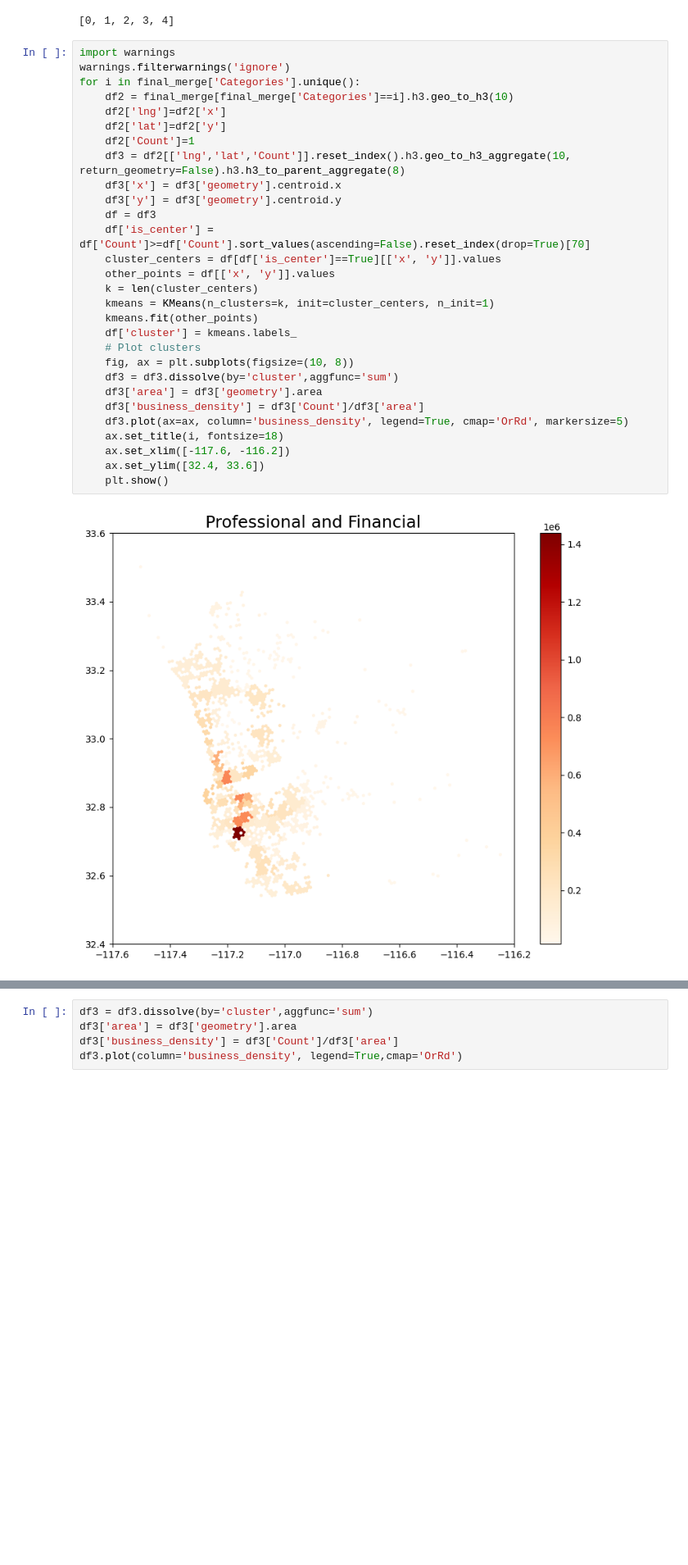
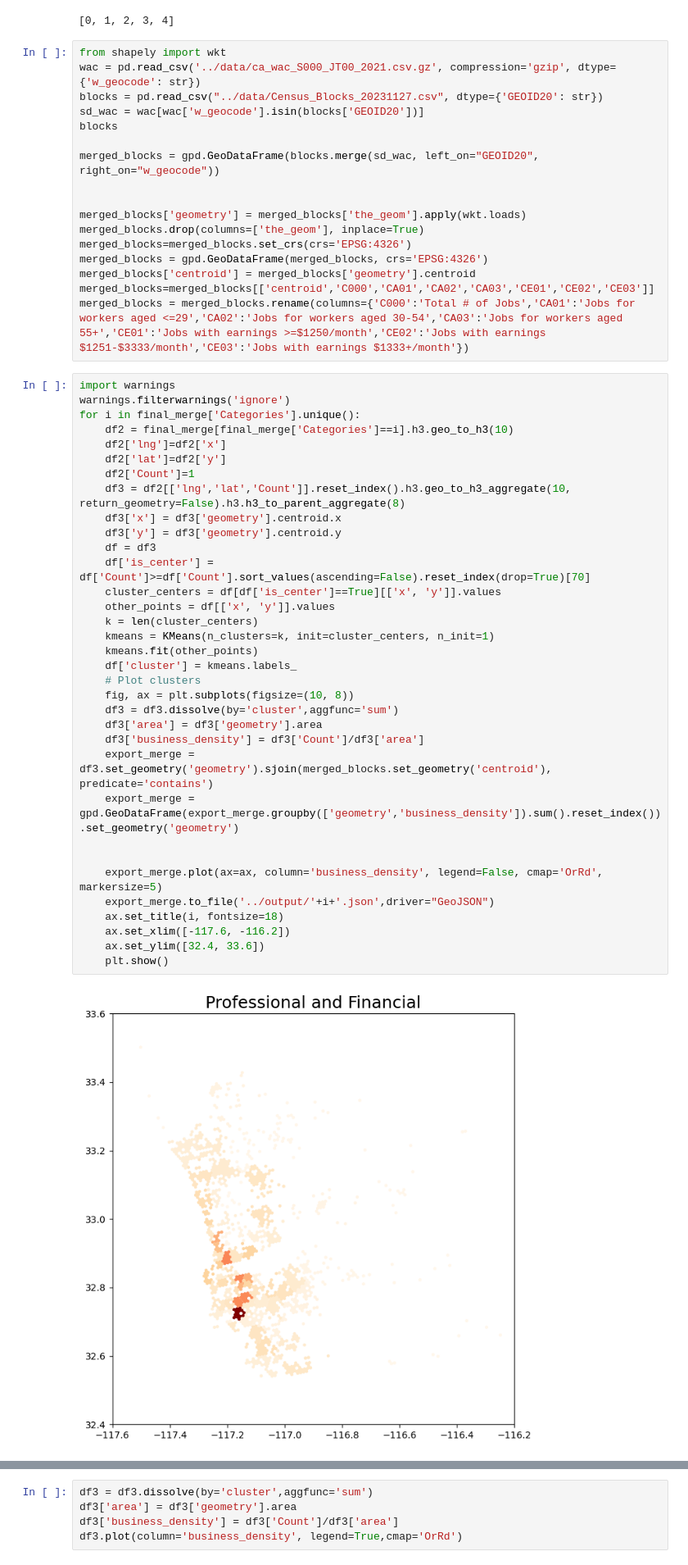
Before and after one commit to michaelmss/DSC180A-Activity-Centers, a Jupyter notebook: Notebooks/Hexbins_Only.ipynb, the cells around one changed output, grey strips where cells are left out. Shown at 82% size. Cells and saved outputs as stored; diff of their text form; blank space fills up the shorter version.

```diff
--- a/Notebooks/Hexbins_Only.ipynb
+++ b/Notebooks/Hexbins_Only.ipynb
@@ -77,34 +74,56 @@ samples
 list(range(5))
 # %% [output]
 [0, 1, 2, 3, 4]
+# %%
+from shapely import wkt
+wac = pd.read_csv('../data/ca_wac_S000_JT00_2021.csv.gz', compression='gzip', dtype={'w_geocode': str})
+blocks = pd.read_csv("../data/Census_Blocks_20231127.csv", dtype={'GEOID20': str})
+sd_wac = wac[wac['w_geocode'].isin(blocks['GEOID20'])]
+blocks
+
+merged_blocks = gpd.GeoDataFrame(blocks.merge(sd_wac, left_on="GEOID20", right_on="w_geocode"))
+
+
+merged_blocks['geometry'] = merged_blocks['the_geom'].apply(wkt.loads)
+merged_blocks.drop(columns=['the_geom'], inplace=True)
+merged_blocks=merged_blocks.set_crs(crs='EPSG:4326')
+merged_blocks = gpd.GeoDataFrame(merged_blocks, crs='EPSG:4326')
+merged_blocks['centroid'] = merged_blocks['geometry'].centroid
+merged_blocks=merged_blocks[['centroid','C000','CA01','CA02','CA03','CE01','CE02','CE03']]
+merged_blocks = merged_blocks.rename(columns={'C000':'Total # of Jobs','CA01':'Jobs for workers aged <=29','CA02':'Jobs for workers aged 30-54','CA03':'Jobs for workers aged 55+','CE01':'Jobs with earnings >=$1250/month','CE02':'Jobs with earnings $1251-$3333/month','CE03':'Jobs with earnings $1333+/month'})
 # %%
 import warnings
 warnings.filterwarnings('ignore')
 for i in final_merge['Categories'].unique():
     df2 = final_merge[final_merge['Categories']==i].h3.geo_to_h3(10)
     df2['lng']=df2['x']
     df2['lat']=df2['y']
     df2['Count']=1
     df3 = df2[['lng','lat','Count']].reset_index().h3.geo_to_h3_aggregate(10, return_geometry=False).h3.h3_to_parent_aggregate(8)
     df3['x'] = df3['geometry'].centroid.x
     df3['y'] = df3['geometry'].centroid.y
     df = df3
     df['is_center'] = df['Count']>=df['Count'].sort_values(ascending=False).reset_index(drop=True)[70]
     cluster_centers = df[df['is_center']==True][['x', 'y']].values
     other_points = df[['x', 'y']].values
     k = len(cluster_centers)
     kmeans = KMeans(n_clusters=k, init=cluster_centers, n_init=1)
     kmeans.fit(other_points)
     df['cluster'] = kmeans.labels_
     # Plot clusters
     fig, ax = plt.subplots(figsize=(10, 8))
     df3 = df3.dissolve(by='cluster',aggfunc='sum')
     df3['area'] = df3['geometry'].area
     df3['business_density'] = df3['Count']/df3['area']
-    df3.plot(ax=ax, column='business_density', legend=True, cmap='OrRd', markersize=5)
+    export_merge = df3.set_geometry('geometry').sjoin(merged_blocks.set_geometry('centroid'), predicate='contains')
+    export_merge = gpd.GeoDataFrame(export_merge.groupby(['geometry','business_density']).sum().reset_index()).set_geometry('geometry')
+
+
+    export_merge.plot(ax=ax, column='business_density', legend=False, cmap='OrRd', markersize=5)
+    export_merge.to_file('../output/'+i+'.json',driver="GeoJSON")
     ax.set_title(i, fontsize=18)
     ax.set_xlim([-117.6, -116.2])
     ax.set_ylim([32.4, 33.6])
     plt.show()
 # %% [output]
-[figure, old version]
+[figure, new version]
```
Also changed, not shown: parts of 7 cells of this notebook, 37 other files.
